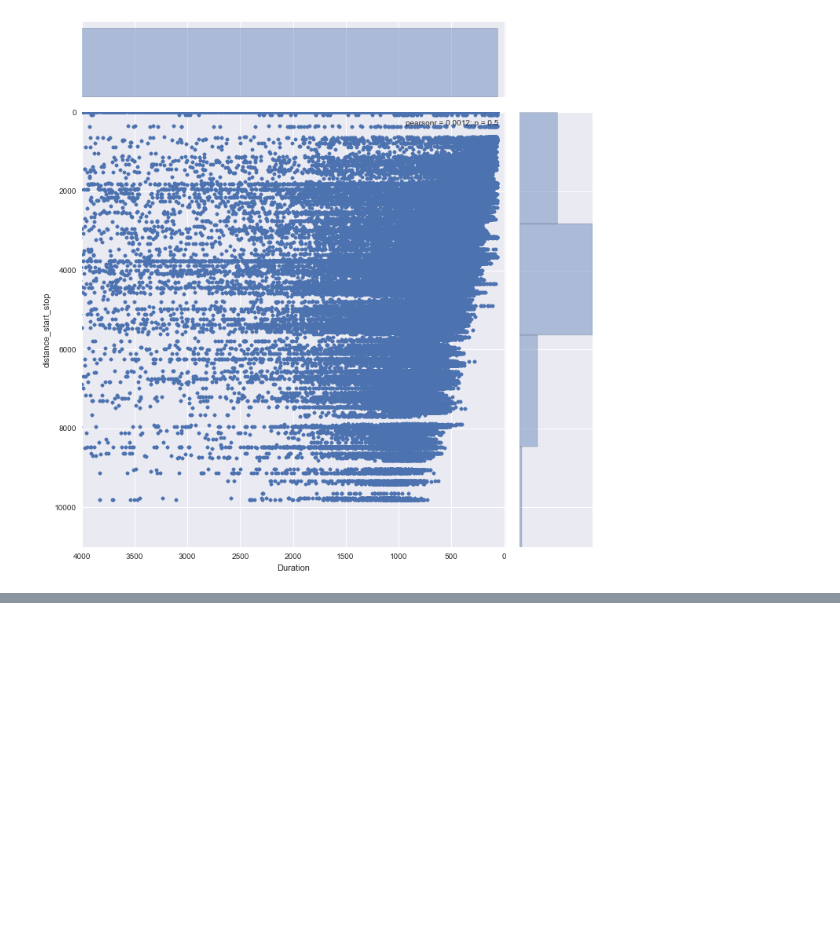
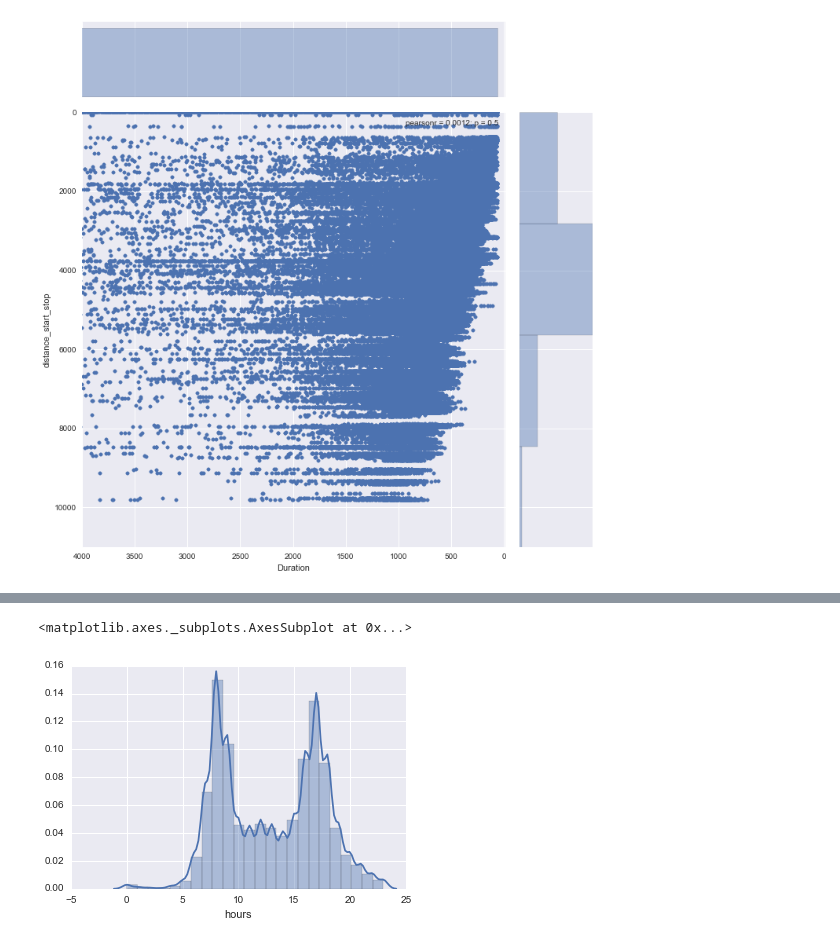
Before and after one commit to mattsarn/cycl.co, a Jupyter notebook: bike_sharing_analysis.ipynb, the cells around one changed output, grey strips where cells are left out. Drawn from its saved outputs; the diff is of its cells as text; code cells hidden in the pictures; blank space fills up the shorter version.

```diff
--- a/bike_sharing_analysis.ipynb
+++ b/bike_sharing_analysis.ipynb
@@ -226,3 +226,7 @@ sns.jointplot(trip_data_sf['Duration'], trip_data_sf['distance_start_stop'], kin
 # %% [output]
 <seaborn.axisgrid.JointGrid at 0x...>
 [figure]
+# %%
+features = trip_data_sf[['Duration', 'distance_start_stop']].copy()
+features['day_of_week'] = pd.DatetimeIndex(trip_data_sf['Start Date']).dayofweek
+features['hours'] = pd.DatetimeIndex(trip_data_sf['Start Date']).hour
@@ -228,0 +242,5 @@ sns.jointplot(trip_data_sf['Duration'], trip_data_sf['distance_start_stop'], kin
+# %%
+sns.distplot(features['hours'], bins=24, hist=True)
+# %% [output]
+<matplotlib.axes._subplots.AxesSubplot at 0x...>
+[figure, added]
```
Also changed, not shown: parts of 2 cells of this notebook.
